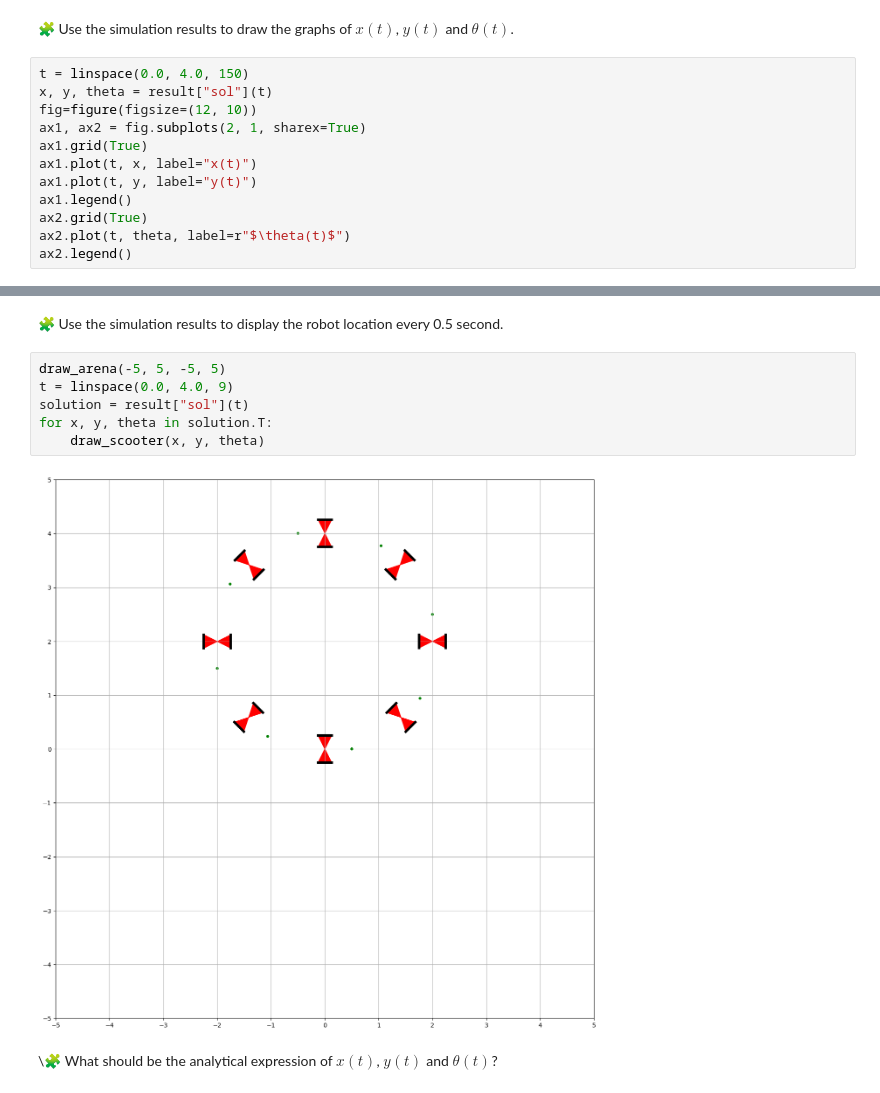
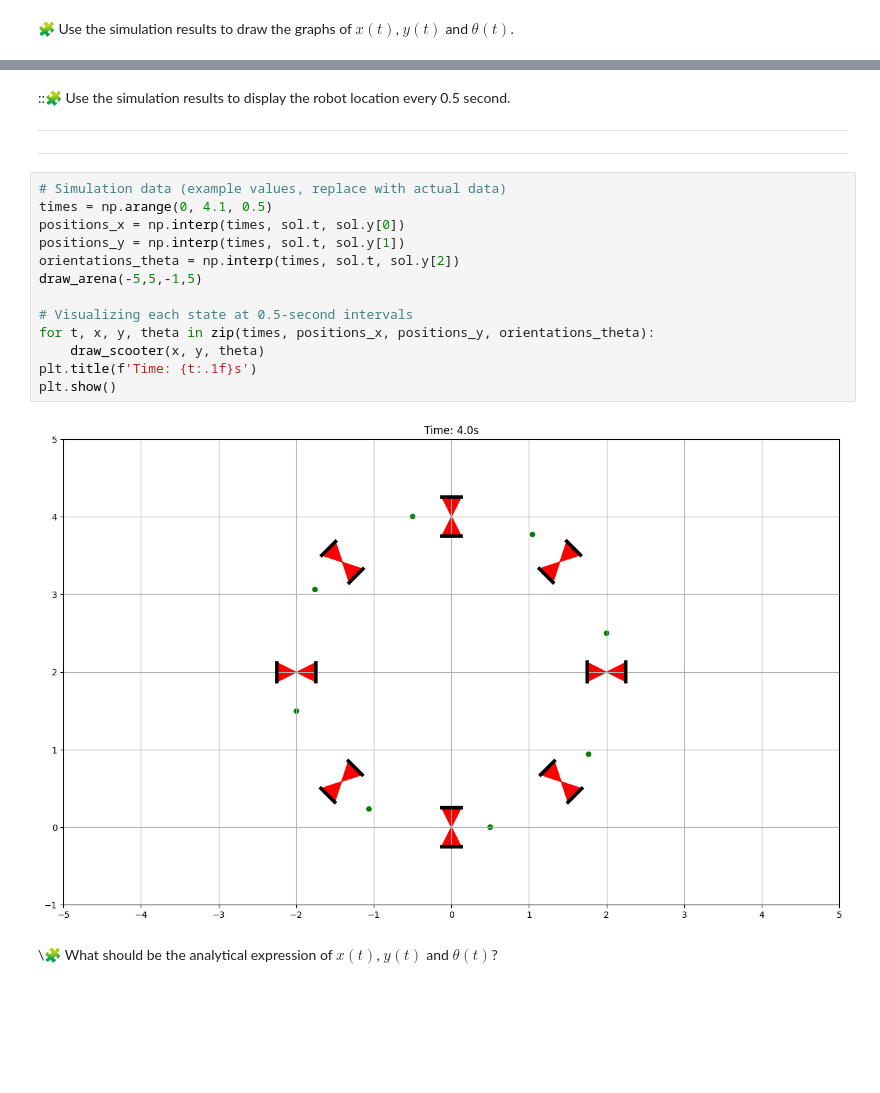
Before and after one commit to ahmedelalaoui142/control-engineering-with-python-project-2023-2024, a Jupyter notebook: Project_part_1.ipynb, the cells around one changed output, grey strips where cells are left out. Drawn from its saved outputs; the diff is of its cells as text; blank space fills up the shorter version.

```diff
--- a/Project_part_1.ipynb
+++ b/Project_part_1.ipynb
@@ -250,14 +262,2 @@ result = solve_ivp(fun=fun, t_span=t_range, y0=intial_values, dense_output = Tru
 # %% [markdown]
 🧩 Use the simulation results to draw the graphs of $x(t)$, $y(t)$ and $\theta(t)$.
-# %%
-t = linspace(0.0, 4.0, 150)
-x, y, theta = result["sol"](t)
-fig=figure(figsize=(12, 10))
-ax1, ax2 = fig.subplots(2, 1, sharex=True)
-ax1.grid(True)
-ax1.plot(t, x, label="x(t)")
-ax1.plot(t, y, label="y(t)")
-ax1.legend()
-ax2.grid(True)
-ax2.plot(t, theta, label=r"$\theta(t)$")
-ax2.legend()
@@ -267,12 +319,25 @@ ax2.legend()
 # %% [markdown]
-🧩 Use the simulation results to display the robot location every 0.5 second.
+::🧩 Use the simulation results to display the robot location every 0.5 second.
+
+---
+
+
+
+---
-# %%
-draw_arena(-5, 5, -5, 5)
-t = linspace(0.0, 4.0, 9)
-solution = result["sol"](t)
-for x, y, theta in solution.T:
-    draw_scooter(x, y, theta)
-# %% [output]
-[figure, removed]
+# %%
+# Simulation data (example values, replace with actual data)
+times = np.arange(0, 4.1, 0.5)
+positions_x = np.interp(times, sol.t, sol.y[0])
+positions_y = np.interp(times, sol.t, sol.y[1])
+orientations_theta = np.interp(times, sol.t, sol.y[2])
+draw_arena(-5,5,-1,5)
+
+# Visualizing each state at 0.5-second intervals
+for t, x, y, theta in zip(times, positions_x, positions_y, orientations_theta):
+    draw_scooter(x, y, theta)
+plt.title(f'Time: {t:.1f}s')
+plt.show()
+# %% [output]
+[figure, added]
 # %% [markdown]
 \\🧩 What should be the analytical expression of $x(t)$, $y(t)$ and $\theta(t)$?
```
Also changed, not shown: parts of 15 cells of this notebook.
